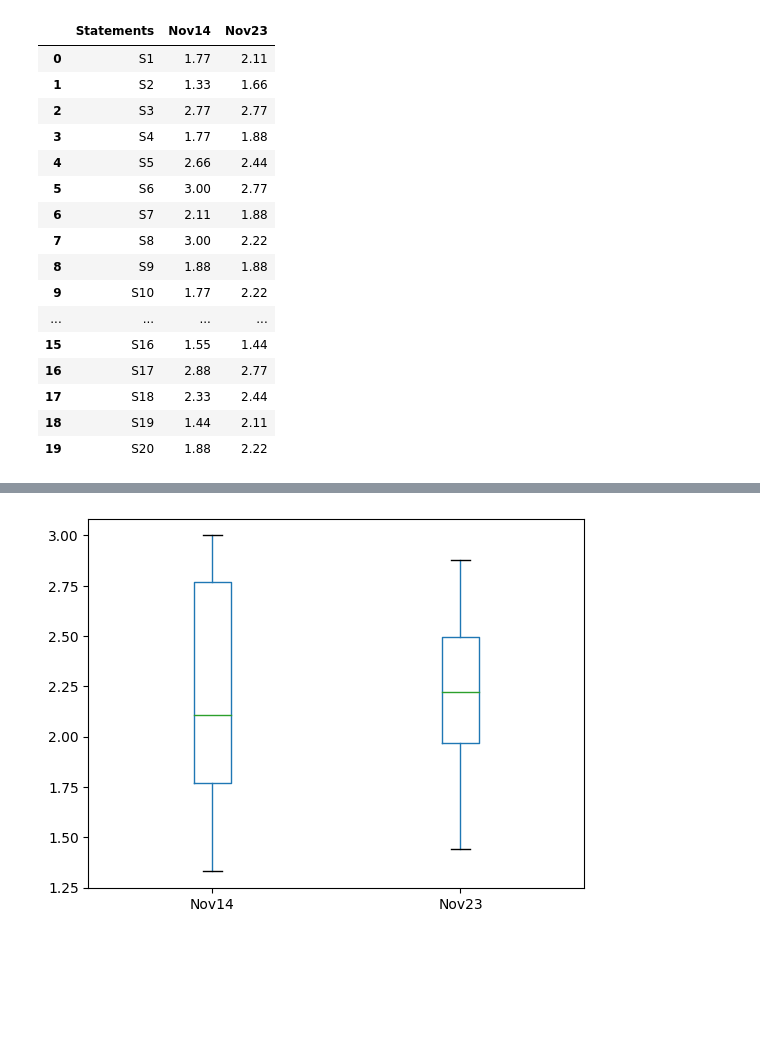
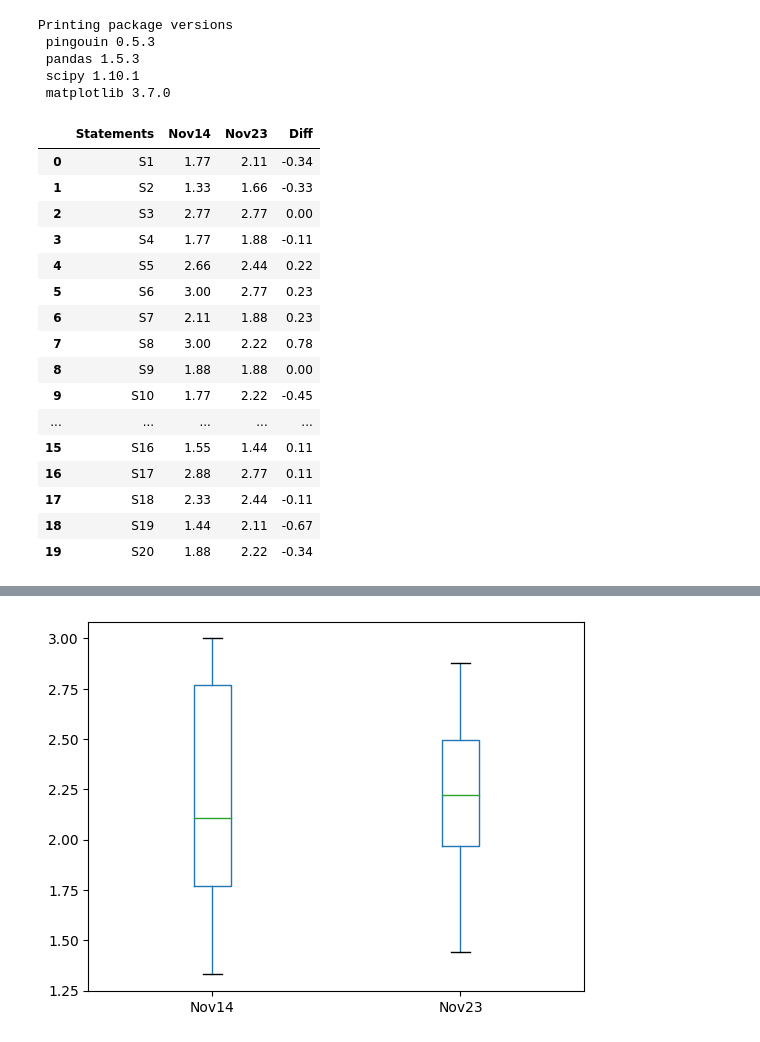
Before and after one commit to air4children/dei-hri2023, a Jupyter notebook: article/notebooks/survey-results-wilcoxon.ipynb, the cells around one changed output, grey strips where cells are left out. Saved outputs shown, nothing was run; the diff lists cells and outputs as text; code cells hidden in the pictures; blank space fills up the shorter version.

```diff
--- a/article/notebooks/survey-results-wilcoxon.ipynb
+++ b/article/notebooks/survey-results-wilcoxon.ipynb
@@ -20,40 +35,65 @@ jupyter notebook --browser=firefox
 # %%
+import pingouin
 import pandas as pd
-from scipy import stats
+import scipy
+import matplotlib
 import matplotlib.pyplot as plt
-import pingouin
+
+
+print(f'Printing package versions')
+print(f' pingouin {pingouin.__version__}')
+print(f' pandas {pd.__version__}')
+print(f' scipy {scipy.__version__}')
+print(f' matplotlib {matplotlib.__version__}')
+# %% [output]
+Printing package versions
+ pingouin 0.5.3
+ pandas 1.5.3
+ scipy 1.10.1
+ matplotlib 3.7.0
 # %%
+## Average values of responses
 X = ['S1','S2','S3','S4','S5','S6','S7','S8','S9','S10',
      'S11','S12','S13','S14','S15','S16','S17','S18','S19','S20']
 Nov14 = [1.77, 1.33, 2.77, 1.77, 2.66, 3.00, 2.11, 3.00, 1.88, 1.77,
          2.77, 2.33, 2.88, 2.11, 1.66, 1.55, 2.88, 2.33, 1.44, 1.88]
 Nov23 = [2.11, 1.66, 2.77, 1.88, 2.44, 2.77, 1.88, 2.22, 1.88, 2.22,
          2.88, 2.33, 2.66, 2.11, 2.00, 1.44, 2.77, 2.44, 2.11, 2.22]
 
+#empty diff list
+diff = []
+
+#two lists are passed to zip
+zip_object = zip(Nov14, Nov23)
+
+#loop to find diff of each element
+for list1_i, list2_i in zip_object:
+    diff.append(list1_i - list2_i)
 
 data = {'Statements': X,
         'Nov14': Nov14,
         'Nov23': Nov23,
+        'Diff': diff
         }
 
 df = pd.DataFrame(data)
 df
 # %% [output]
-|  | Statements | Nov14 | Nov23 |
-| 0 | S1 | 1.77 | 2.11 |
-| 1 | S2 | 1.33 | 1.66 |
-| 2 | S3 | 2.77 | 2.77 |
-| 3 | S4 | 1.77 | 1.88 |
-| 4 | S5 | 2.66 | 2.44 |
-| 5 | S6 | 3.00 | 2.77 |
-| 6 | S7 | 2.11 | 1.88 |
-| 7 | S8 | 3.00 | 2.22 |
-| 8 | S9 | 1.88 | 1.88 |
-| 9 | S10 | 1.77 | 2.22 |
-| ... | ... | ... | ... |
-| 15 | S16 | 1.55 | 1.44 |
-| 16 | S17 | 2.88 | 2.77 |
-| 17 | S18 | 2.33 | 2.44 |
-| 18 | S19 | 1.44 | 2.11 |
-| 19 | S20 | 1.88 | 2.22 |
+|  | Statements | Nov14 | Nov23 | Diff |
+| 0 | S1 | 1.77 | 2.11 | -0.34 |
+| 1 | S2 | 1.33 | 1.66 | -0.33 |
+| 2 | S3 | 2.77 | 2.77 | 0.00 |
+| 3 | S4 | 1.77 | 1.88 | -0.11 |
+| 4 | S5 | 2.66 | 2.44 | 0.22 |
+| 5 | S6 | 3.00 | 2.77 | 0.23 |
+| 6 | S7 | 2.11 | 1.88 | 0.23 |
+| 7 | S8 | 3.00 | 2.22 | 0.78 |
+| 8 | S9 | 1.88 | 1.88 | 0.00 |
+| 9 | S10 | 1.77 | 2.22 | -0.45 |
+| ... | ... | ... | ... | ... |
+| 15 | S16 | 1.55 | 1.44 | 0.11 |
+| 16 | S17 | 2.88 | 2.77 | 0.11 |
+| 17 | S18 | 2.33 | 2.44 | -0.11 |
+| 18 | S19 | 1.44 | 2.11 | -0.67 |
+| 19 | S20 | 1.88 | 2.22 | -0.34 |
 # %%
```
Also changed, not shown: parts of 22 cells of this notebook, 10 other files.
